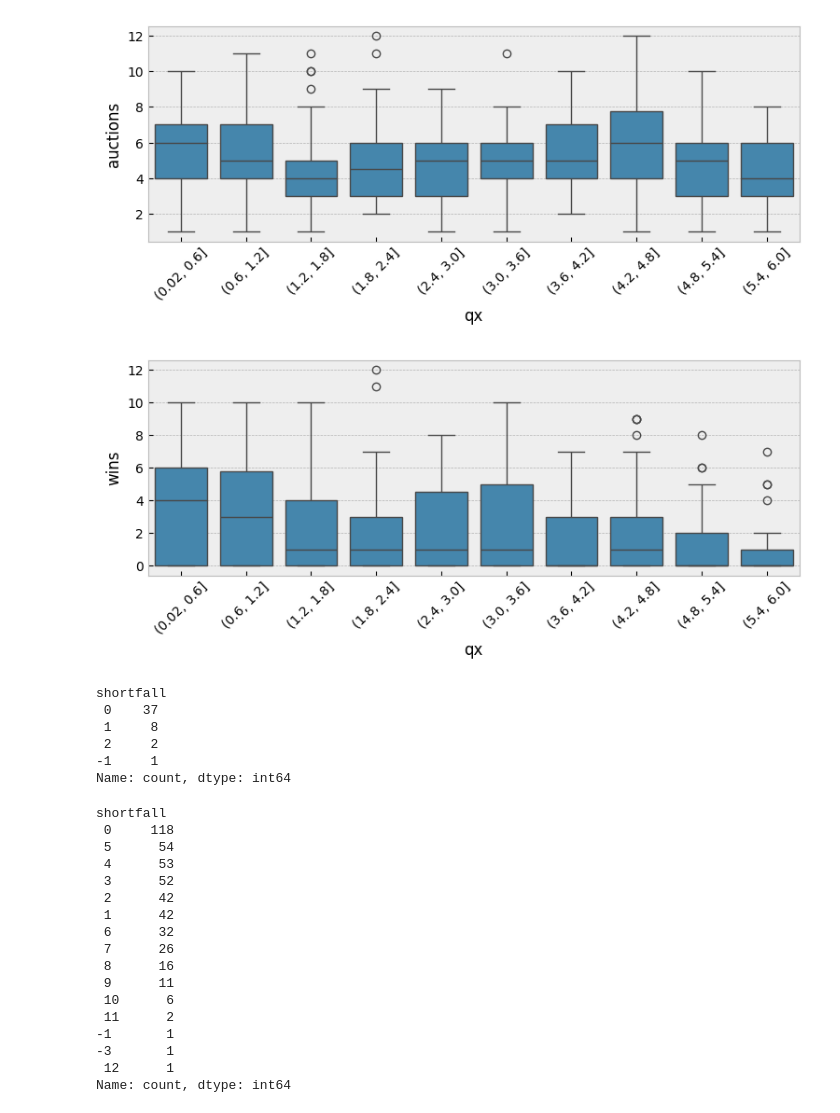
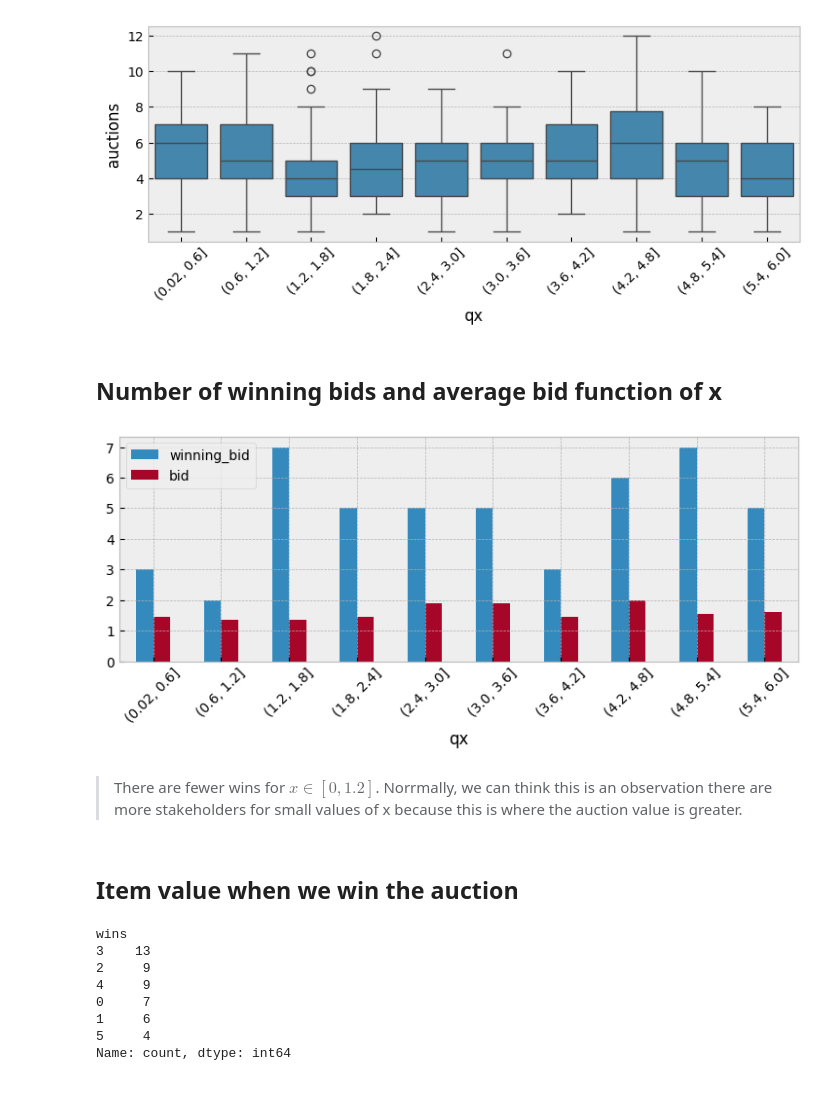
Before and after one commit to francouee/2024_amadeus_technical_exercise, a Jupyter notebook: docs/jupyter_book/EDA.ipynb, the cells around one changed output. Saved outputs shown, nothing was run; the diff lists cells and outputs as text; code cells hidden in the pictures.

```diff
--- a/docs/jupyter_book/EDA.ipynb
+++ b/docs/jupyter_book/EDA.ipynb
@@ -81,37 +56,30 @@ sns.boxplot(df, x="qx", y="auctions")
 plt.xticks(rotation=45);
 # %% [output]
 [figure]
-# %%
-sns.boxplot(df, x="qx", y="wins")
-plt.xticks(rotation=45);
-# %% [output]
-[figure, removed]
+# %% [markdown]
+## Number of winning bids and average bid function of x
+# %%
+(
+    df.groupby("qx", observed=True)[["winning_bid"]].sum()
+    .reset_index()
+    .merge(df.groupby("qx", observed=True)[["bid"]].mean().reset_index())
+    .set_index("qx")
+).plot.bar();
+plt.xticks(rotation=45);
+# %% [output]
+[figure, added]
+# %% [markdown]
+> There are fewer wins for $x \in [0, 1.2]$. Norrmally, we can think this is an observation there are more stakeholders for small values of x because this is where the auction value is greater.
+# %% [markdown]
+## Item value when we win the auction
 # %%
-df.query("winning_bid").assign(shortfall=lambda x: x.auctions - x.wins).shortfall.value_counts()
+df.query("winning_bid").wins.value_counts()
 # %% [output]
-shortfall
- 0    37
- 1     8
- 2     2
--1     1
+wins
+3    13
+2     9
+4     9
+0     7
+1     6
+5     4
 Name: count, dtype: int64
-# %%
-df.query("not winning_bid").assign(shortfall=lambda x: x.auctions - x.wins).shortfall.value_counts()
-# %% [output]
-shortfall
- 0     118
- 5      54
- 4      53
- 3      52
- 2      42
- 1      42
- 6      32
- 7      26
- 8      16
- 9      11
- 10      6
- 11      2
--1       1
--3       1
- 12      1
-Name: count, dtype: int64
```
Also changed, not shown: parts of 8 cells of this notebook, 4 other files.
